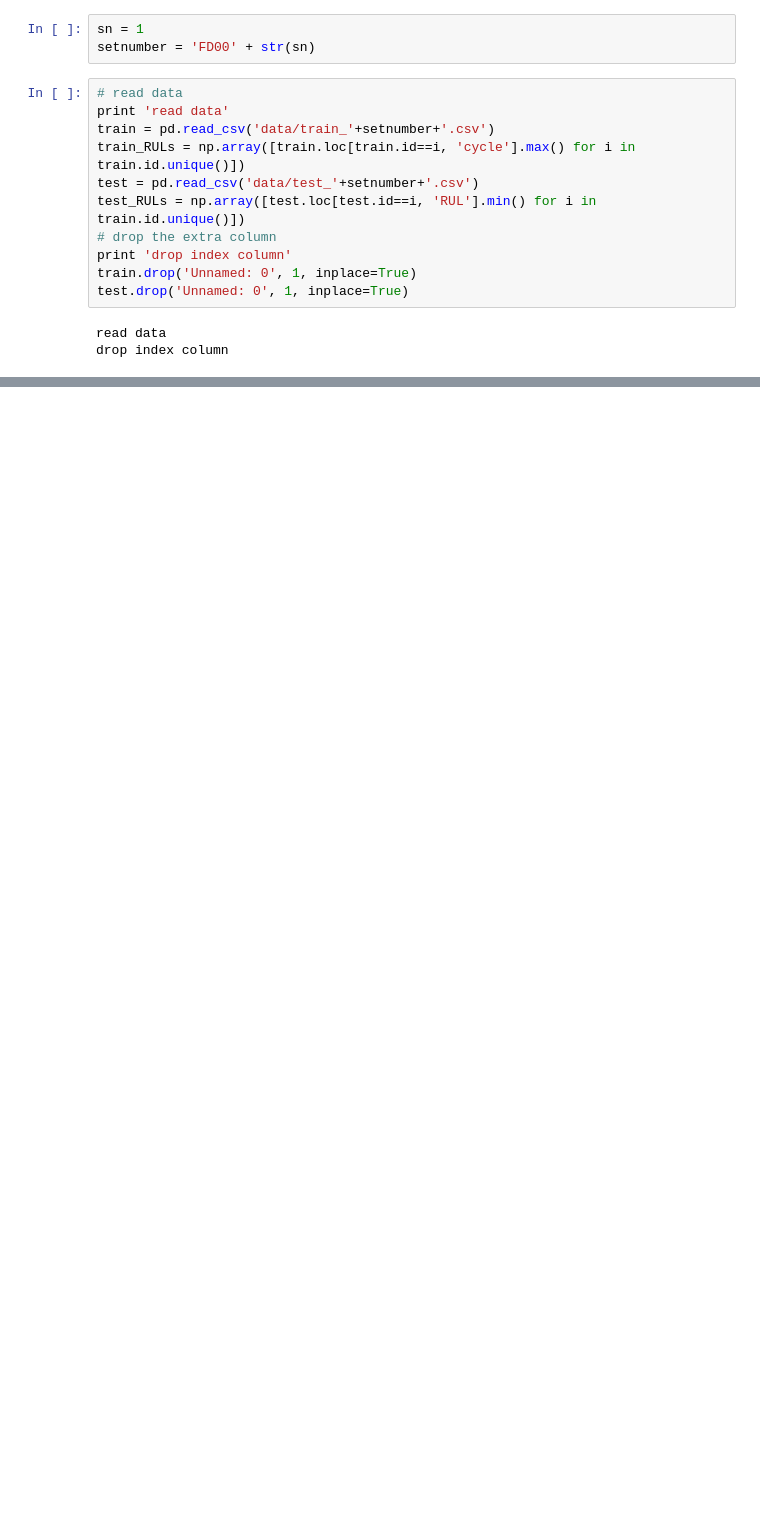
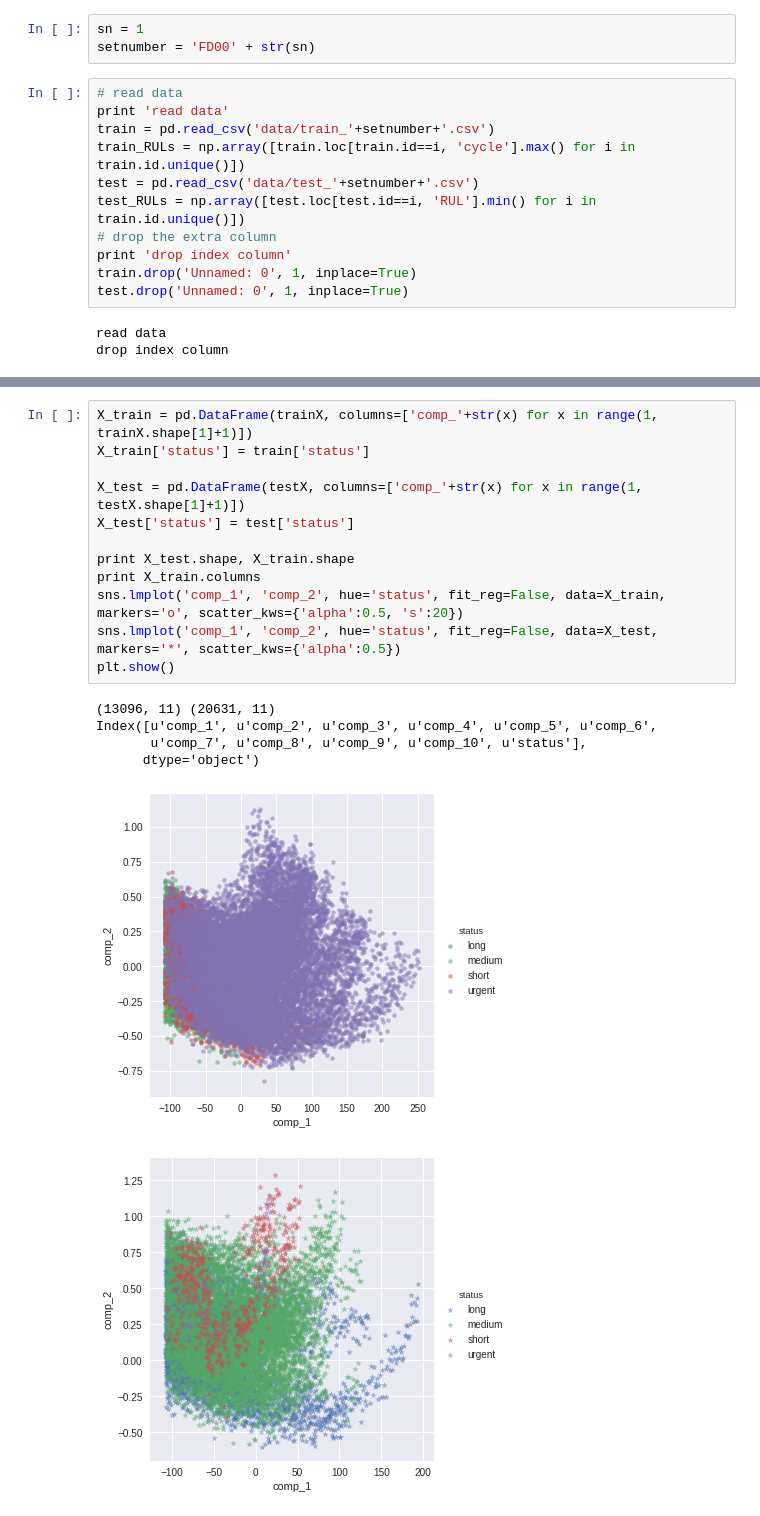
Before and after one commit to asadisaghar/PdM-C-MAPSS, a Jupyter notebook: play/PCA.ipynb, the cells around one changed output, grey strips where cells are left out. Cells and saved outputs as stored; diff of their text form; blank space fills up the shorter version.

```diff
--- a/play/PCA.ipynb
+++ b/play/PCA.ipynb
@@ -64,0 +126,19 @@ Index([u'id', u'cycle', u'setting1', u'setting2', u'setting3', u's1', u's2',
+# %%
+X_train = pd.DataFrame(trainX, columns=['comp_'+str(x) for x in range(1, trainX.shape[1]+1)])
+X_train['status'] = train['status']
+
+X_test = pd.DataFrame(testX, columns=['comp_'+str(x) for x in range(1, testX.shape[1]+1)])
+X_test['status'] = test['status']
+
+print X_test.shape, X_train.shape
+print X_train.columns
+sns.lmplot('comp_1', 'comp_2', hue='status', fit_reg=False, data=X_train, markers='o', scatter_kws={'alpha':0.5, 's':20})
+sns.lmplot('comp_1', 'comp_2', hue='status', fit_reg=False, data=X_test, markers='*', scatter_kws={'alpha':0.5})
+plt.show()
+# %% [output]
+(13096, 11) (20631, 11)
+Index([u'comp_1', u'comp_2', u'comp_3', u'comp_4', u'comp_5', u'comp_6',
+       u'comp_7', u'comp_8', u'comp_9', u'comp_10', u'status'],
+      dtype='object')
+[figure, added]
+[figure, added]
```
Also changed, not shown: parts of 20 cells of this notebook, 48 other files.
